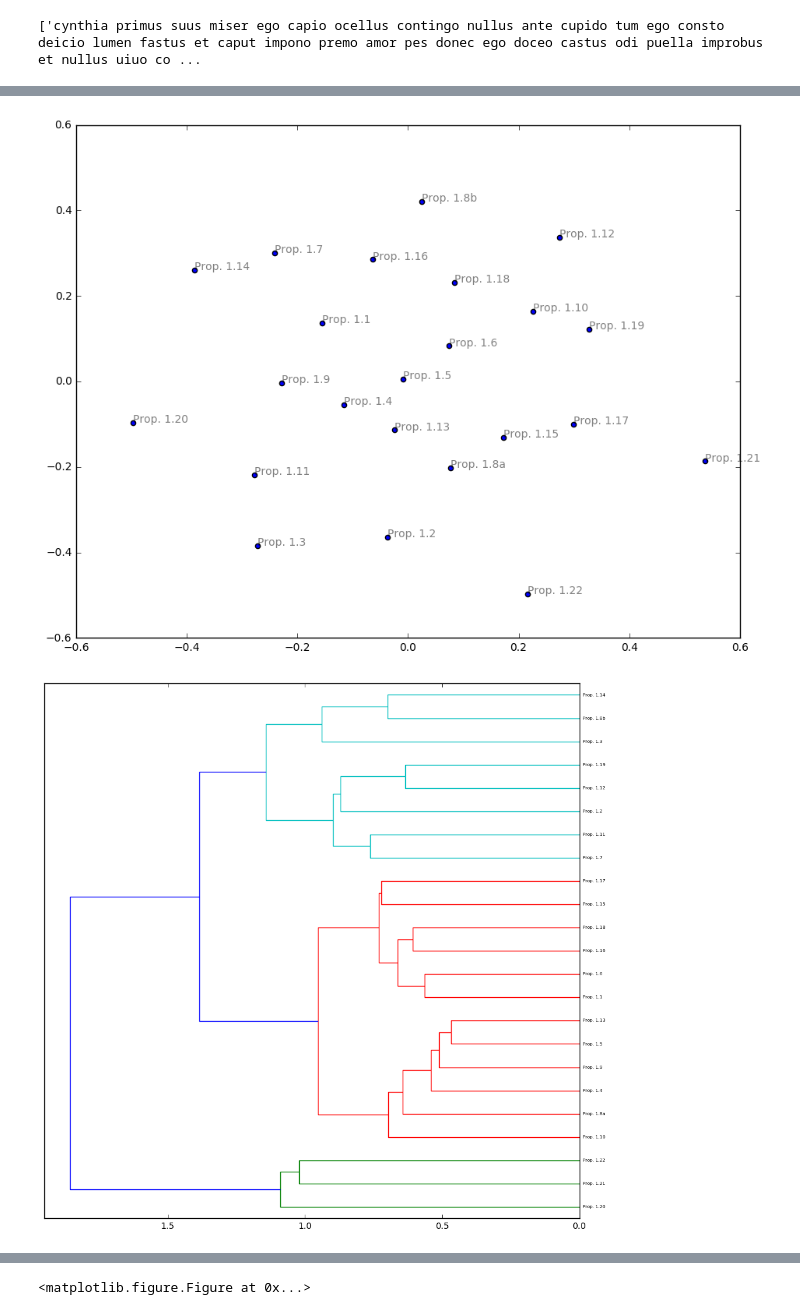
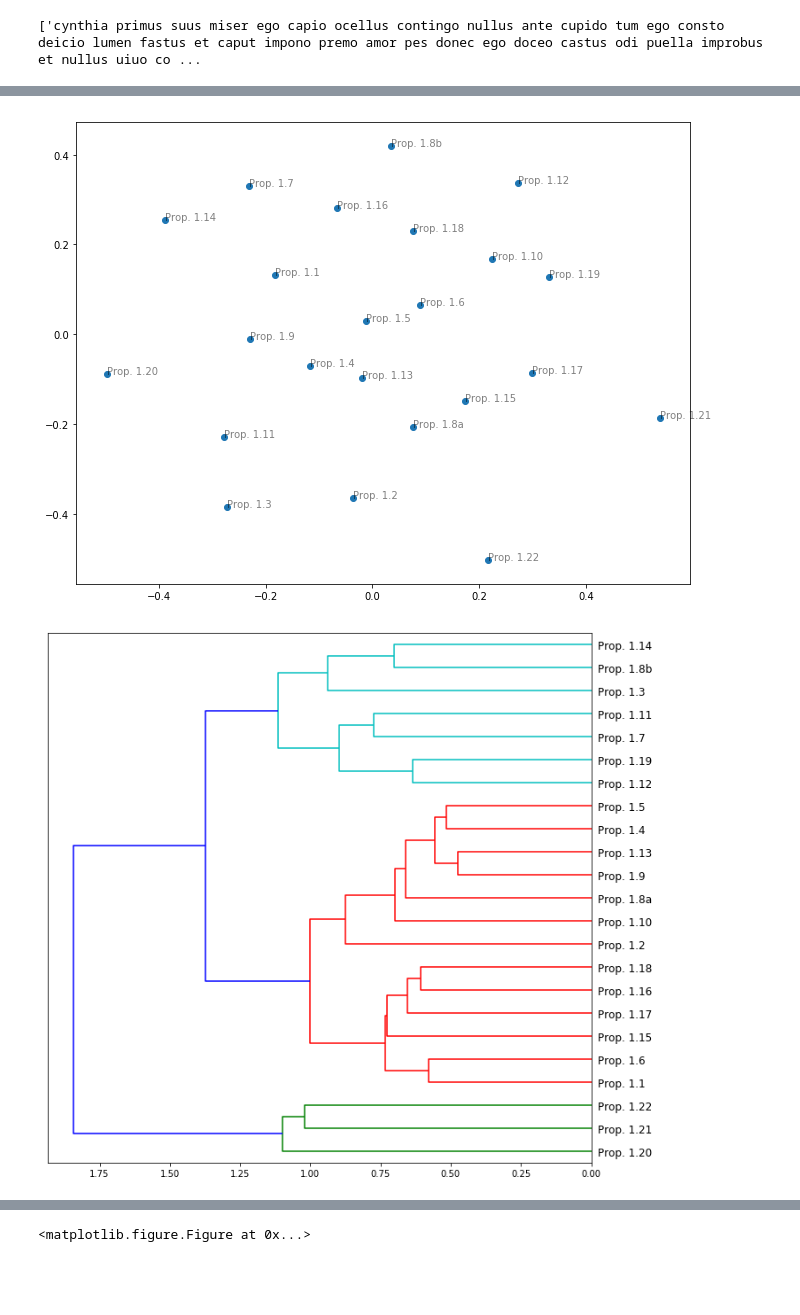
Before and after one commit to diyclassics/ll-experiments, a Jupyter notebook: yale.ipynb, the cells around one changed output, grey strips where cells are left out. Drawn from its saved outputs; the diff is of its cells as text; code cells hidden in the pictures; blank space fills up the shorter version.

```diff
--- a/yale.ipynb
+++ b/yale.ipynb
@@ -261,4 +261,4 @@ else:
 from cltk.lemmatize.latin.backoff import BackoffLatinLemmatizer
 lemmatizer = BackoffLatinLemmatizer(latin_pos_lemmatized_sents)
 # %%
-lemmas = lemmatizer.lemmatize(propertius_tokens[0])
+#lemmas = lemmatizer.lemmatize(propertius_tokens[0])
@@ -275,6 +273,8 @@ def create_lemmatized_texts(texts):
     tokens = textin.split()
     lemmas = lemmatizer.lemmatize(tokens)
     textout = " ".join(lemma[1] for lemma in lemmas)
+    translator = str.maketrans({key: " " for key in '0123456789'})
+    textout = textout.translate(translator)
     lemmatized_texts = textout.split('|||')
     #lemmatized_texts = textout
     return lemmatized_texts
@@ -402,17 +397,17 @@ for x, y, name in zip(xs, ys, propertius_titles):
 #print(len(xs))
 plt.show()
 # %% [output]
-[figure, old version]
+[figure, new version]
 # %%
 from scipy.cluster.hierarchy import ward, dendrogram
 # %%
 linkage_matrix = ward(dist)
 # %%
 plt.figure(figsize=(11,11))
-dendrogram(linkage_matrix, orientation="left", labels=propertius_titles, leaf_font_size=5);
+dendrogram(linkage_matrix, orientation="left", labels=propertius_titles, leaf_font_size=12);
 plt.show()
 # %% [output]
-[figure, old version]
+[figure, new version]
 # %%
 texts = propertius_lemmatized_texts + tibullus_lemmatized_texts
 titles = propertius_titles + tibullus_titles
```
Also changed, not shown: parts of 30 cells of this notebook.
